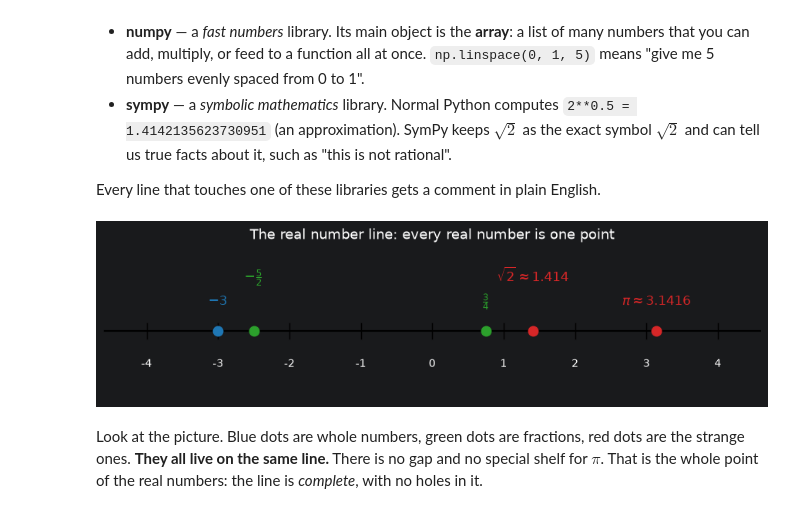
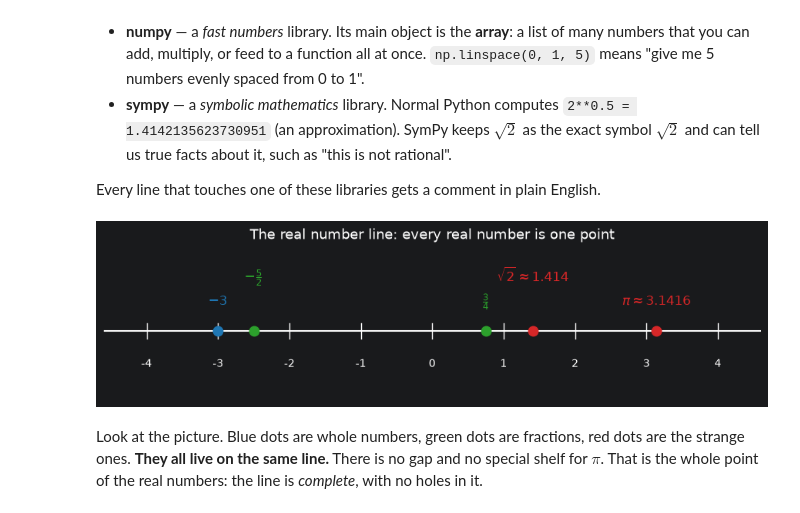
Before and after one commit to HTPLearningHub/math, a Jupyter notebook: notebooks/01-real-numbers.ipynb, the cells around one changed output. Saved outputs shown, nothing was run; the diff lists cells and outputs as text; code cells hidden in the pictures.

```diff
--- a/notebooks/01-real-numbers.ipynb
+++ b/notebooks/01-real-numbers.ipynb
@@ -67,36 +67,36 @@ C_INT = "#1f77b4"  # blue  -> integers
 C_RAT = "#2ca02c"  # green -> rational numbers that are not integers
 C_IRR = "#d62728"  # red   -> irrational numbers
 
 fig, ax = plt.subplots(figsize=(11, 2.6))  # make one empty drawing area, 11 wide, 2.6 tall
 
-ax.axhline(0, color="black", lw=1.5)  # axhline = draw a horizontal line at height 0
+ax.axhline(0, color="white", lw=1.5)  # axhline = draw a horizontal line at height 0
 
 # tick marks at every whole number from -4 to 4
 for t in range(-4, 5):  # range(-4, 5) gives -4, -3, ..., 4
-    ax.plot([t, t], [-0.09, 0.09], color="black", lw=1)  # a short vertical stroke
+    ax.plot([t, t], [-0.09, 0.09], color="white", lw=1)  # a short vertical stroke
     ax.text(t, -0.42, str(t), ha="center", fontsize=10)  # text = write the label below
 
 # the numbers we want to show off: (label, value, colour, height of the label)
 # the heights alternate so that neighbouring labels do not touch each other
 marks = [
     (r"$-3$", -3.0, C_INT, 0.30),
     (r"$-\frac{5}{2}$", -2.5, C_RAT, 0.58),
     (r"$\frac{3}{4}$", 0.75, C_RAT, 0.30),
     (r"$\sqrt{2}\approx1.414$", np.sqrt(2), C_IRR, 0.58),  # np.sqrt = square root
     (r"$\pi\approx3.1416$", np.pi, C_IRR, 0.30),  # np.pi   = the number pi
 ]
 
 for label, value, colour, height in marks:
     ax.plot(value, 0, "o", color=colour, markersize=9)  # "o" = a filled dot
     ax.text(value, height, label, ha="center", color=colour, fontsize=12)
 
 ax.set_xlim(-4.6, 4.6)  # how much of the line we look at, left to right
 ax.set_ylim(-0.8, 1.0)  # vertical window (the line itself is flat)
 ax.axis("off")  # hide the default box and axes: we drew our own line
 ax.set_title("The real number line: every real number is one point", fontsize=13)
 plt.show()  # show the finished picture
 # %% [output]
-[figure, old version]
+[figure, new version]
 # %% [markdown]
 Look at the picture. Blue dots are whole numbers, green dots are fractions,
 red dots are the strange ones. **They all live on the same line.** There is no gap and no
```
